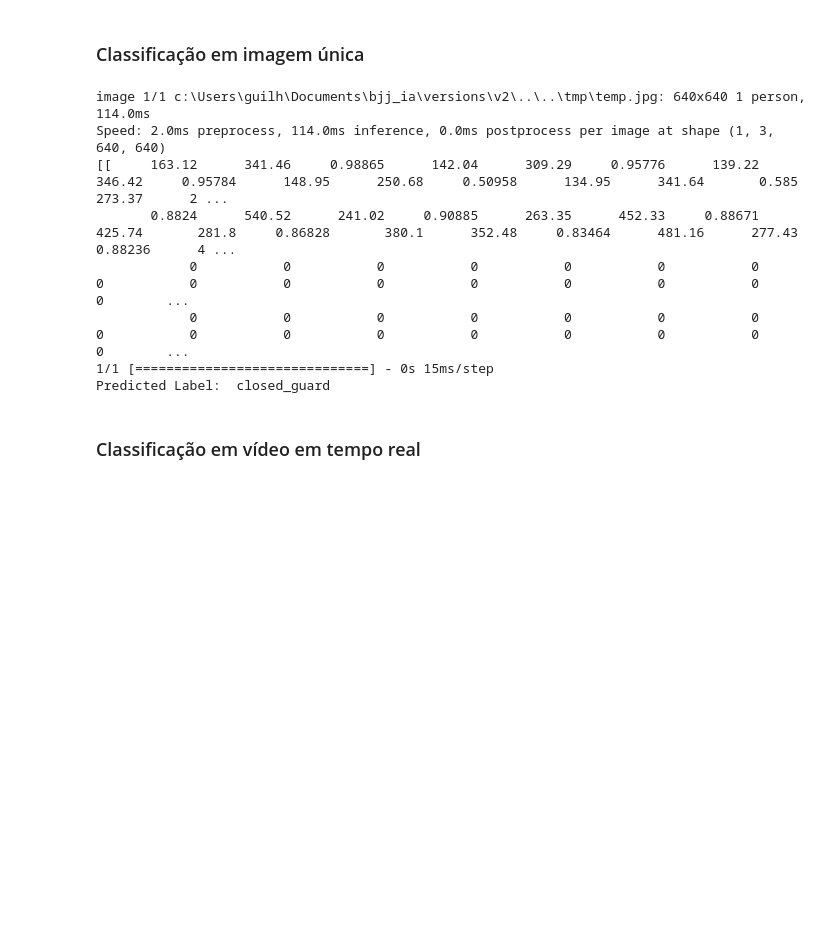
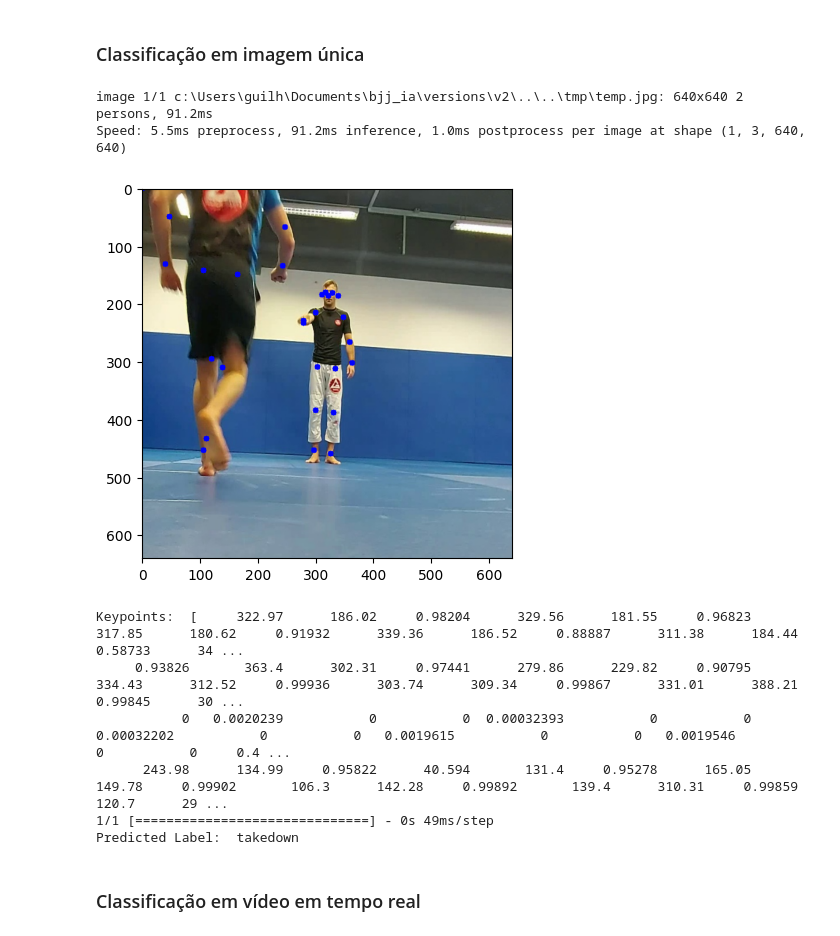
Before and after one commit to waizbart/bjj_cnn_position_detector, a Jupyter notebook: versions/v2/test_coco_pose.ipynb, the cells around one changed output. Cells and saved outputs as stored; diff of their text form; code cells hidden in the pictures; blank space fills up the shorter version.

Commit message:
movenet tests

```diff
--- a/versions/v2/test_coco_pose.ipynb
+++ b/versions/v2/test_coco_pose.ipynb
@@ -20,6 +20,7 @@ pose_model = YOLO('../../coco_model/yolov8n-pose.pt')
 ### Testando modelo
 # %%
 import cv2 as cv
+import matplotlib.pyplot as plt
 
 def draw_image_with_keypoints(image_path, keypoints):
     image = cv.imread(image_path)
@@ -32,8 +33,8 @@ def draw_image_with_keypoints(image_path, keypoints):
             y = int(keypoint_set[i][1])
             cv.circle(image, (x, y), 5, (255, 0, 0), -1)
 
-    cv.imshow('image', image)
-    cv.waitKey(0)
+    plt.imshow(cv.cvtColor(image, cv.COLOR_BGR2RGB))
+    plt.show()
 # %% [markdown]
 ### Carregando modelo pose BJJ
 # %%
@@ -72,11 +73,13 @@ def pose_prediction(keypoints):
 
     keypoints = keypoints.reshape(1, num_keypoints * 3 * 2)
 
-    print(keypoints)
-
     max_x = np.max(keypoints)
 
-    prediction = model.predict(keypoints / max_x)
+    keypoints = keypoints / max_x
+
+    print("Keypoints: ", keypoints.flatten() * max_x)
+
+    prediction = model.predict(keypoints)
 
     max_index = np.argmax(prediction)
 
@@ -86,35 +89,36 @@ def pose_prediction(keypoints):
 # %%
 import os
 
-image_path = '../../test_images/back01.jpeg'
+image_path = '../../test_images/standing.jpg'
 
 temp_path = '../../tmp'
 
 # resize the image
 image = cv.imread(image_path)
 
 image = cv.resize(image, (IMAGE_SIZE, IMAGE_SIZE))
 
 cv.imwrite(temp_path + '/temp.jpg', image)
 
 keypoints = get_keypoints(temp_path + '/temp.jpg')
 
 draw_image_with_keypoints(temp_path + '/temp.jpg', keypoints)
 
 label_index = pose_prediction(keypoints)
 
 print("Predicted Label: ", list(labels.keys())[label_index])
 
 os.remove(temp_path + '/temp.jpg')
 # %% [output]
-image 1/1 c:\Users\guilh\Documents\bjj_ia\versions\v2\..\..\tmp\temp.jpg: 640x640 1 person, 114.0ms
-Speed: 2.0ms preprocess, 114.0ms inference, 0.0ms postprocess per image at shape (1, 3, 640, 640)
-[[     163.12      341.46     0.98865      142.04      309.29     0.95776      139.22      346.42     0.95784      148.95      250.68     0.50958      134.95      341.64       0.585      273.37      2 ...
-       0.8824      540.52      241.02     0.90885      263.35      452.33     0.88671      425.74       281.8     0.86828       380.1      352.48     0.83464      481.16      277.43     0.88236      4 ...
-            0           0           0           0           0           0           0           0           0           0           0           0           0           0           0           0        ...
-            0           0           0           0           0           0           0           0           0           0           0           0           0           0           0           0        ...
-1/1 [==============================] - 0s 15ms/step
-Predicted Label:  closed_guard
+image 1/1 c:\Users\guilh\Documents\bjj_ia\versions\v2\..\..\tmp\temp.jpg: 640x640 2 persons, 91.2ms
+Speed: 5.5ms preprocess, 91.2ms inference, 1.0ms postprocess per image at shape (1, 3, 640, 640)
+[figure, added]
+Keypoints:  [     322.97      186.02     0.98204      329.56      181.55     0.96823      317.85      180.62     0.91932      339.36      186.52     0.88887      311.38      184.44     0.58733      34 ...
+     0.93826       363.4      302.31     0.97441      279.86      229.82     0.90795      334.43      312.52     0.99936      303.74      309.34     0.99867      331.01      388.21     0.99845      30 ...
+           0   0.0020239           0           0  0.00032393           0           0  0.00032202           0           0   0.0019615           0           0   0.0019546           0           0     0.4 ...
+      243.98      134.99     0.95822      40.594       131.4     0.95278      165.05      149.78     0.99902       106.3      142.28     0.99892       139.4      310.31     0.99859       120.7      29 ...
+1/1 [==============================] - 0s 49ms/step
+Predicted Label:  takedown
 # %% [markdown]
 ### Classificação em vídeo em tempo real
 # %%
```
Also changed, not shown: parts of 1 cell of this notebook, 6 other files.
